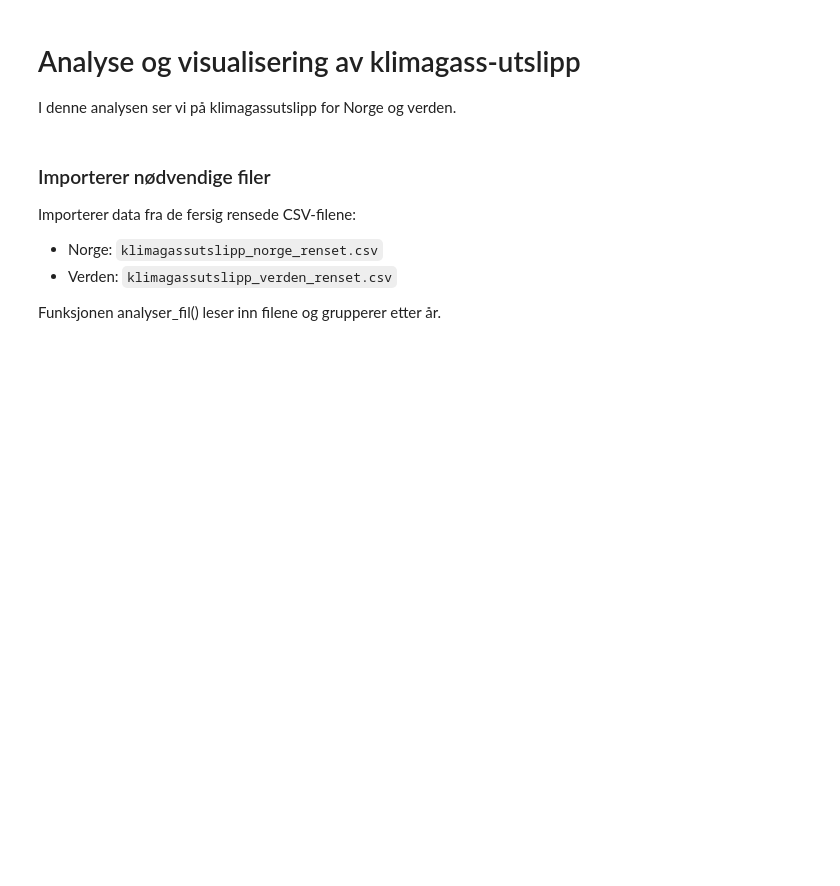
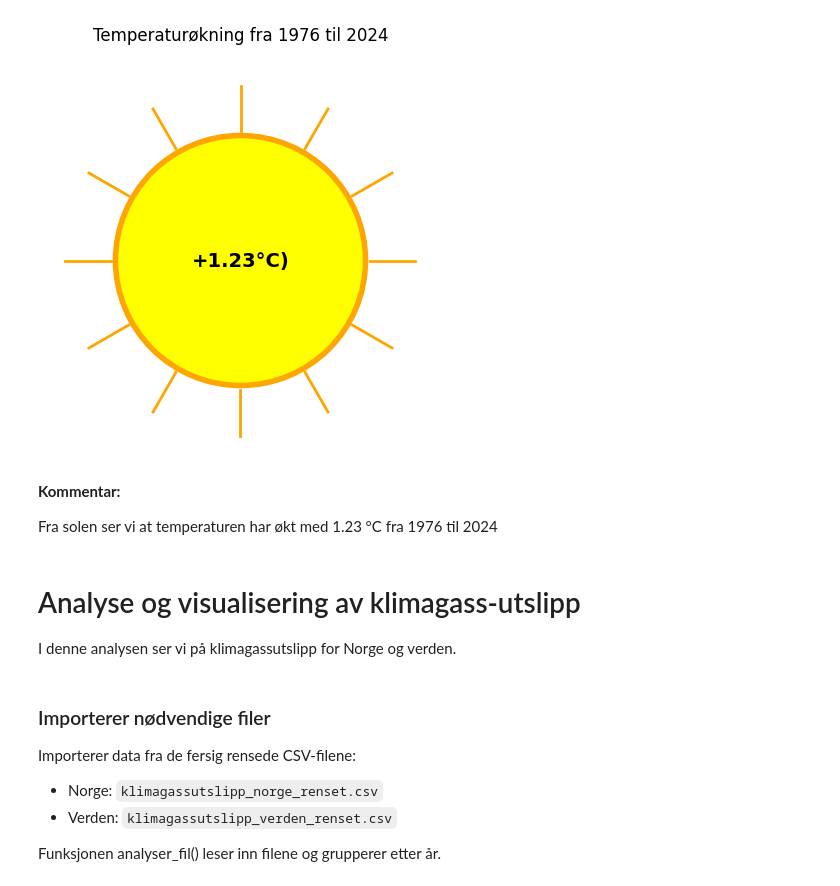
Before and after one commit to idunnbh/Mappe, a Jupyter notebook: notebooks/Visualisering.ipynb, the cells around one changed output. Cells and saved outputs as stored; diff of their text form; code cells hidden in the pictures; blank space fills up the shorter version.

```diff
--- a/notebooks/Visualisering.ipynb
+++ b/notebooks/Visualisering.ipynb
@@ -47,3 +100,12 @@ plot_by_decade(tiår_df)
+# %%
+from temp_visualisering import tegn_endring_sol
+tegn_endring_sol("../data/temp_gloshaugen_historisk_renset_ 50.csv")
+# %% [output]
+[figure, added]
+# %% [markdown]
+**Kommentar:**
+
+Fra solen ser vi at temperaturen har økt med 1.23 °C fra 1976 til 2024
 # %% [markdown]
 # Analyse og visualisering av klimagass-utslipp
 I denne analysen ser vi på klimagassutslipp for Norge og verden.
```
Also changed, not shown: parts of 16 cells of this notebook, 3 other files.
